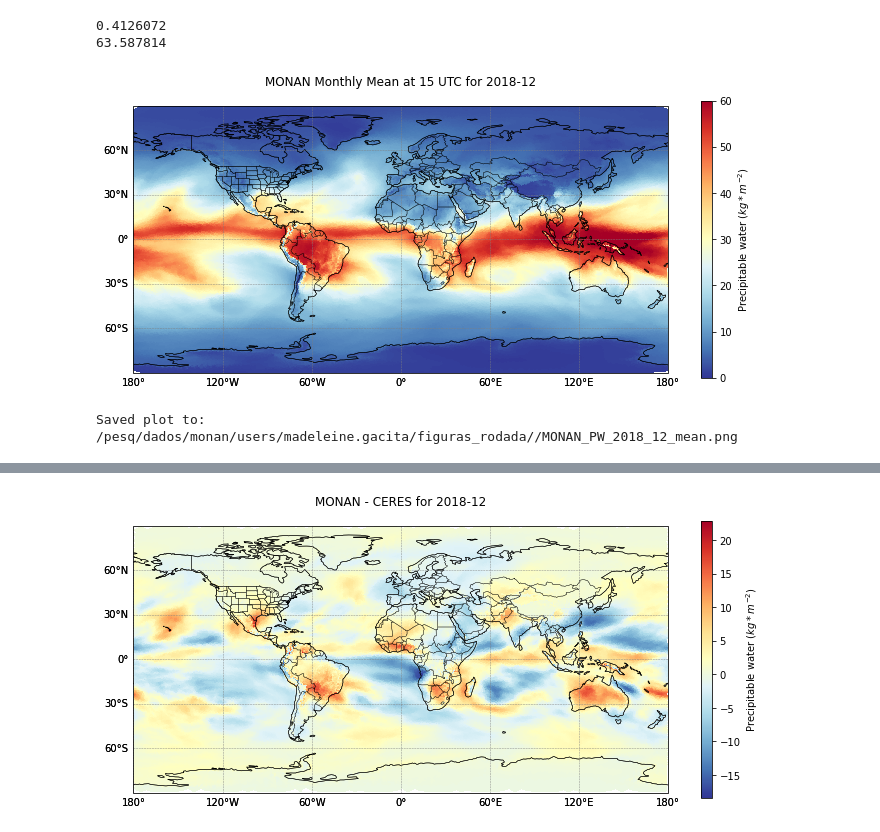
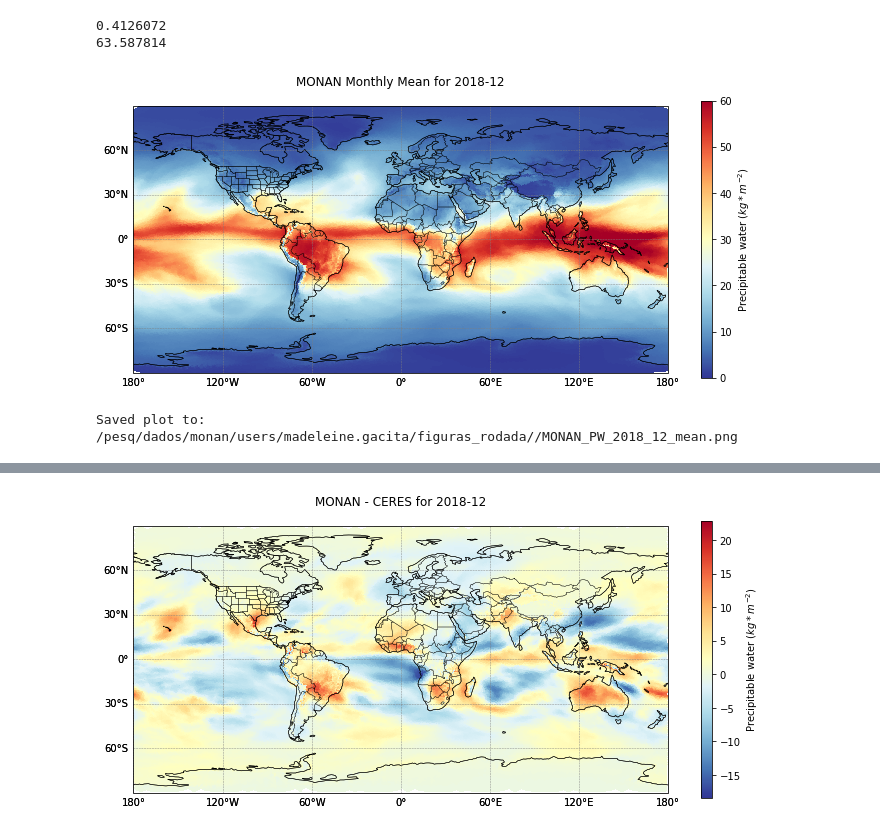
Before and after one commit to msgacita/scripts_download_process_plot, a Jupyter notebook: radiation/compare_PW.ipynb, the cells around one changed output, grey strips where cells are left out. Cells and saved outputs as stored; diff of their text form; code cells hidden in the pictures.

```diff
--- a/radiation/compare_PW.ipynb
+++ b/radiation/compare_PW.ipynb
@@ -658,33 +593,33 @@ ax.coastlines(linewidth=0.5)
 ax.add_feature(cfeature.BORDERS, linewidth=0.3)
 ax.add_feature(cfeature.STATES, linewidth=0.2)
 
 # Add gridlines with labels
 gl = ax.gridlines(draw_labels=True, linewidth=0.5, color='gray', alpha=0.5, linestyle='--')
 gl.top_labels = False
 gl.right_labels = False
 gl.xlabel_style = {'size': 10}
 gl.ylabel_style = {'size': 10}
 
-ax.set_title(f"MONAN Monthly Mean at {UTC_hour_plot} UTC for {year}-{month}", fontsize=12, pad=20)
+ax.set_title(f"MONAN Monthly Mean for {year}-{month}", fontsize=12, pad=20)
 
 # Add geographic features
 ax.coastlines(linewidth=0.5)
 ax.add_feature(cfeature.BORDERS, linewidth=0.3)
 ax.add_feature(cfeature.STATES, linewidth=0.2)
 
 # Add gridlines with labels
 gl = ax.gridlines(draw_labels=True, linewidth=0.5, color='gray', alpha=0.5, linestyle='--')
 gl.top_labels = False
 gl.right_labels = False
 gl.xlabel_style = {'size': 10}
 gl.ylabel_style = {'size': 10}
 
 plt.tight_layout()
 out_png = f"{fig_path}/MONAN_{var}_{year}_{month}_mean.png"
 plt.savefig(out_png, dpi=150, bbox_inches='tight')
 plt.show()
 
 print(f"Saved plot to: {out_png}")
 # %% [output]
-[figure, old version]
+[figure, new version]
 Saved plot to: /pesq/dados/monan/users/madeleine.gacita/figuras_rodada//MONAN_PW_2018_12_mean.png
```
Also changed, not shown: parts of 22 cells of this notebook, 9 other files.
